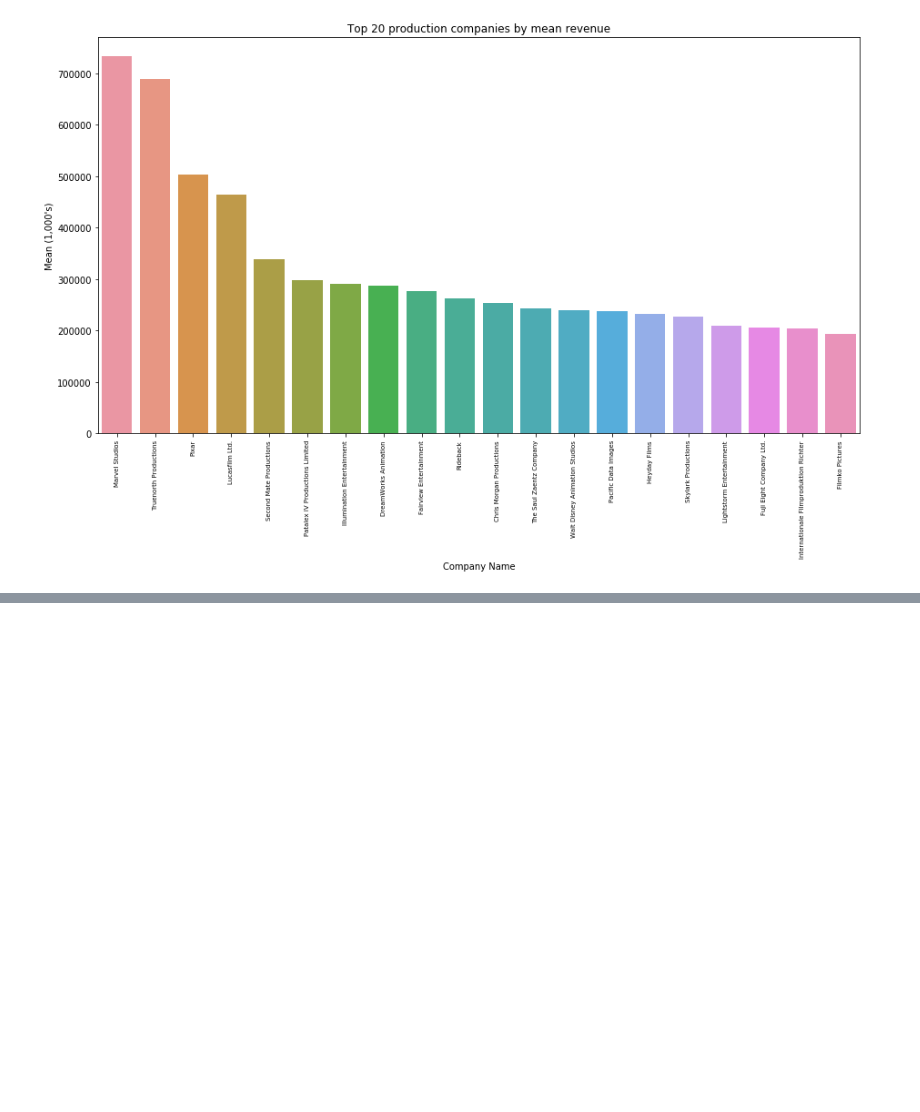
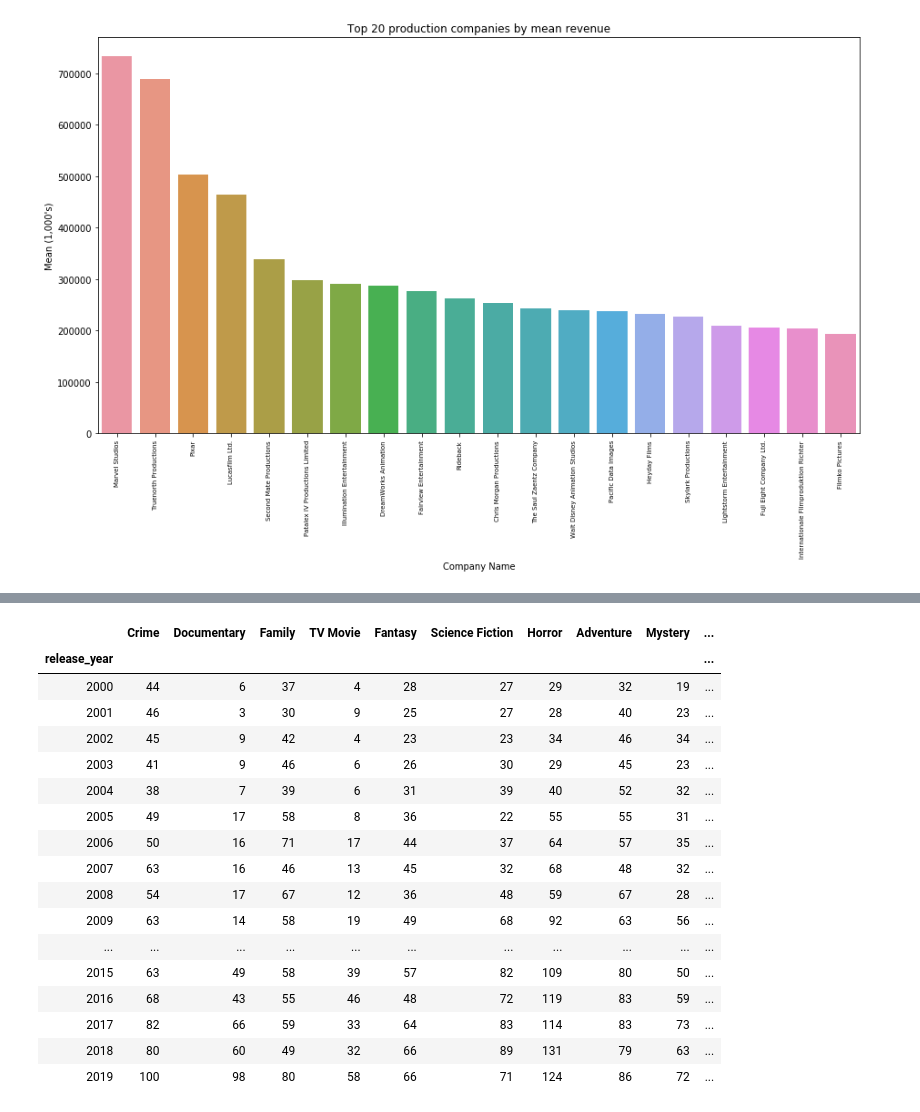
Before and after one commit to LeDorean/MovieDB_market_analysis, a Jupyter notebook: Untitled1.ipynb, the cells around one changed output, grey strips where cells are left out. Saved outputs shown, nothing was run; the diff lists cells and outputs as text; code cells hidden in the pictures; blank space fills up the shorter version.

```diff
--- a/Untitled1.ipynb
+++ b/Untitled1.ipynb
@@ -179,0 +212,24 @@ comp_bar.set_xticklabels(comp_bar.get_xticklabels(), rotation=90,fontsize='x-sma
+# %%
+# Grouping our genres per year to count the genres released and arranging our table for plotting.
+year_groupby = genre_df.groupby(['release_year']).sum()
+year_groupby.drop(year_groupby.iloc[:,0:8],axis=1,inplace=True)
+year_groupby
+# %% [output]
+|  | Crime | Documentary | Family | TV Movie | Fantasy | Science Fiction | Horror | Adventure | Mystery | ... |
+| release_year |  |  |  |  |  |  |  |  |  | ... |
+| 2000 | 44 | 6 | 37 | 4 | 28 | 27 | 29 | 32 | 19 | ... |
+| 2001 | 46 | 3 | 30 | 9 | 25 | 27 | 28 | 40 | 23 | ... |
+| 2002 | 45 | 9 | 42 | 4 | 23 | 23 | 34 | 46 | 34 | ... |
+| 2003 | 41 | 9 | 46 | 6 | 26 | 30 | 29 | 45 | 23 | ... |
+| 2004 | 38 | 7 | 39 | 6 | 31 | 39 | 40 | 52 | 32 | ... |
+| 2005 | 49 | 17 | 58 | 8 | 36 | 22 | 55 | 55 | 31 | ... |
+| 2006 | 50 | 16 | 71 | 17 | 44 | 37 | 64 | 57 | 35 | ... |
+| 2007 | 63 | 16 | 46 | 13 | 45 | 32 | 68 | 48 | 32 | ... |
+| 2008 | 54 | 17 | 67 | 12 | 36 | 48 | 59 | 67 | 28 | ... |
+| 2009 | 63 | 14 | 58 | 19 | 49 | 68 | 92 | 63 | 56 | ... |
+| ... | ... | ... | ... | ... | ... | ... | ... | ... | ... | ... |
+| 2015 | 63 | 49 | 58 | 39 | 57 | 82 | 109 | 80 | 50 | ... |
+| 2016 | 68 | 43 | 55 | 46 | 48 | 72 | 119 | 83 | 59 | ... |
+| 2017 | 82 | 66 | 59 | 33 | 64 | 83 | 114 | 83 | 73 | ... |
+| 2018 | 80 | 60 | 49 | 32 | 66 | 89 | 131 | 79 | 63 | ... |
+| 2019 | 100 | 98 | 80 | 58 | 66 | 71 | 124 | 86 | 72 | ... |
```
Also changed, not shown: parts of 5 cells of this notebook.
